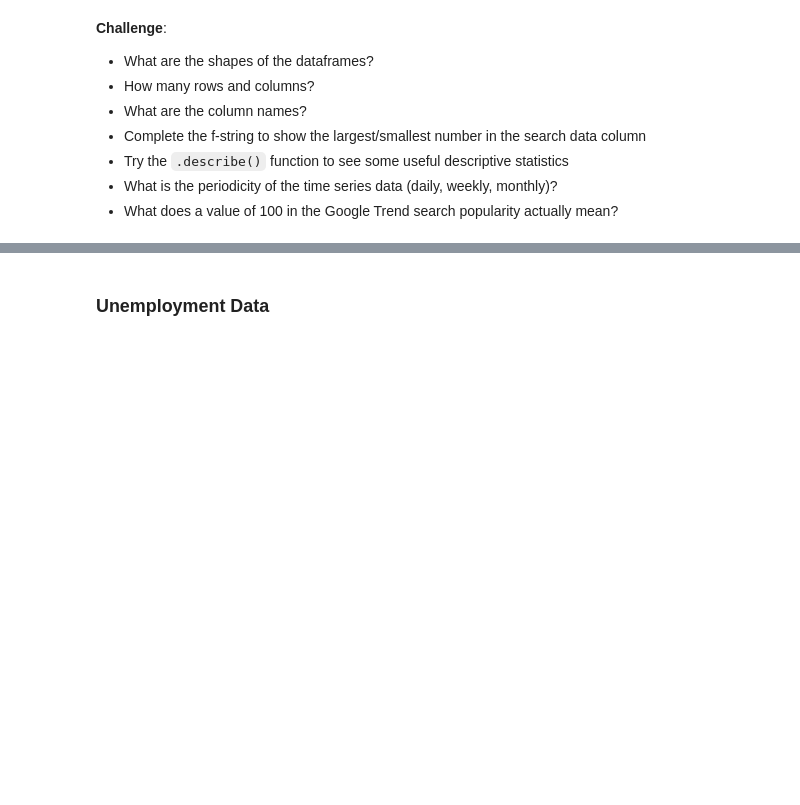
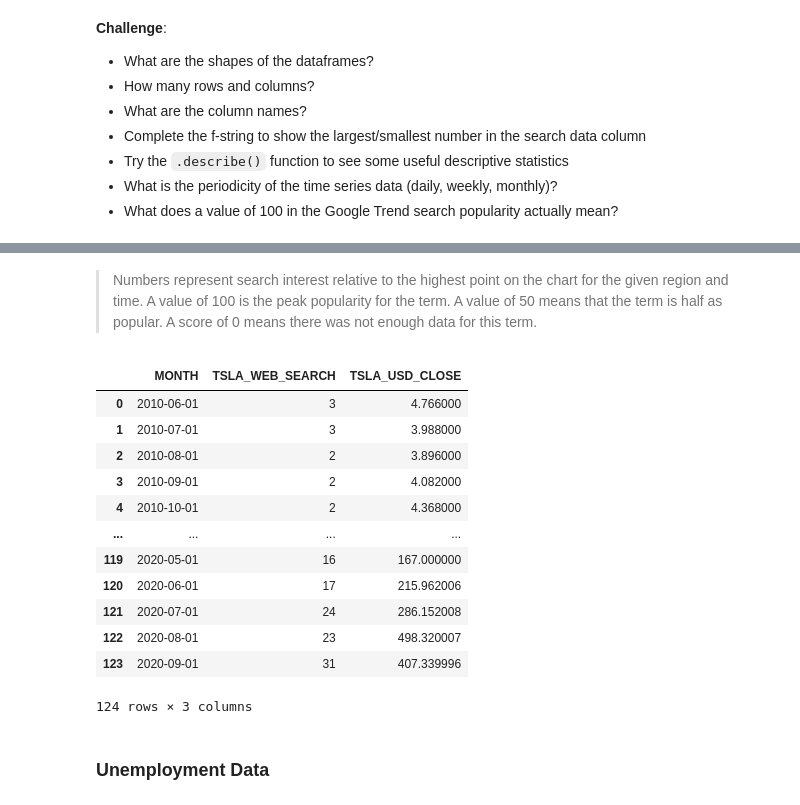
Before and after one commit to nipsalvin/Data-Science, a Jupyter notebook: Google_Trends_and_Data_Visualisation/Google_Trends_and_Data_Visualisation.ipynb, the cells around one changed output, grey strips where cells are left out. Saved outputs shown, nothing was run; the diff lists cells and outputs as text; code cells hidden in the pictures; blank space fills up the shorter version.

Commit message:
Initial `Data Exploration`

```diff
--- a/Google_Trends_and_Data_Visualisation/Google_Trends_and_Data_Visualisation.ipynb
+++ b/Google_Trends_and_Data_Visualisation/Google_Trends_and_Data_Visualisation.ipynb
@@ -55,2 +97,20 @@ Smallest value for Tesla in Web Search:
+# %% [markdown]
+> Numbers represent search interest relative to the highest point on the chart for the given region and time. A value of 100 is the peak popularity for the term. A value of 50 means that the term is half as popular. A score of 0 means there was not enough data for this term.
+# %%
+df_tesla
+# %% [output]
+|  | MONTH | TSLA_WEB_SEARCH | TSLA_USD_CLOSE |
+| 0 | 2010-06-01 | 3 | 4.766000 |
+| 1 | 2010-07-01 | 3 | 3.988000 |
+| 2 | 2010-08-01 | 2 | 3.896000 |
+| 3 | 2010-09-01 | 2 | 4.082000 |
+| 4 | 2010-10-01 | 2 | 4.368000 |
+| ... | ... | ... | ... |
+| 119 | 2020-05-01 | 16 | 167.000000 |
+| 120 | 2020-06-01 | 17 | 215.962006 |
+| 121 | 2020-07-01 | 24 | 286.152008 |
+| 122 | 2020-08-01 | 23 | 498.320007 |
+| 123 | 2020-09-01 | 31 | 407.339996 |
+124 rows × 3 columns
 # %% [markdown]
 ### Unemployment Data
```
Also changed, not shown: parts of 9 cells of this notebook.
